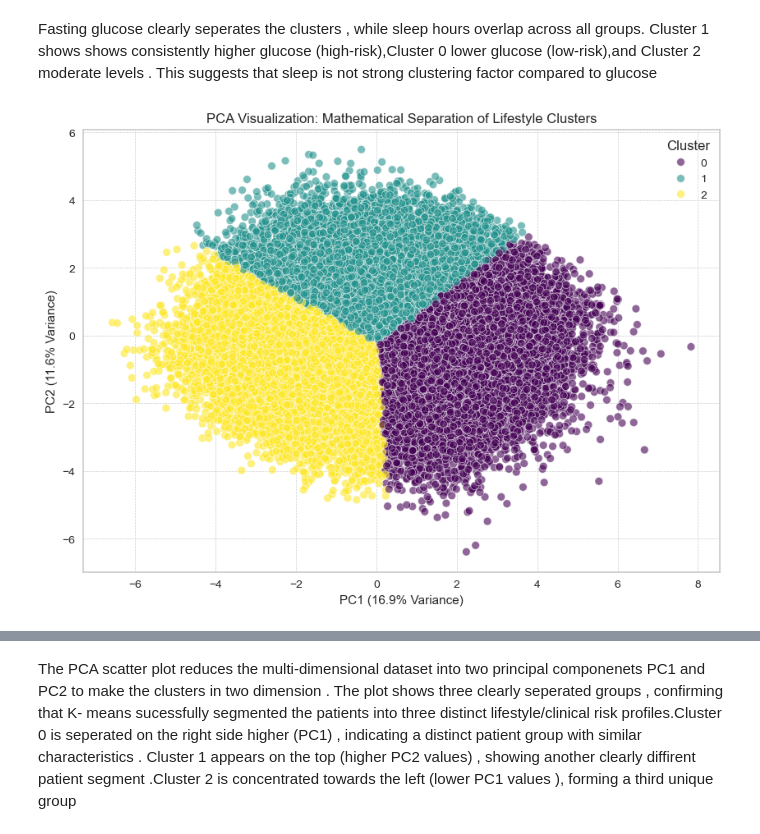
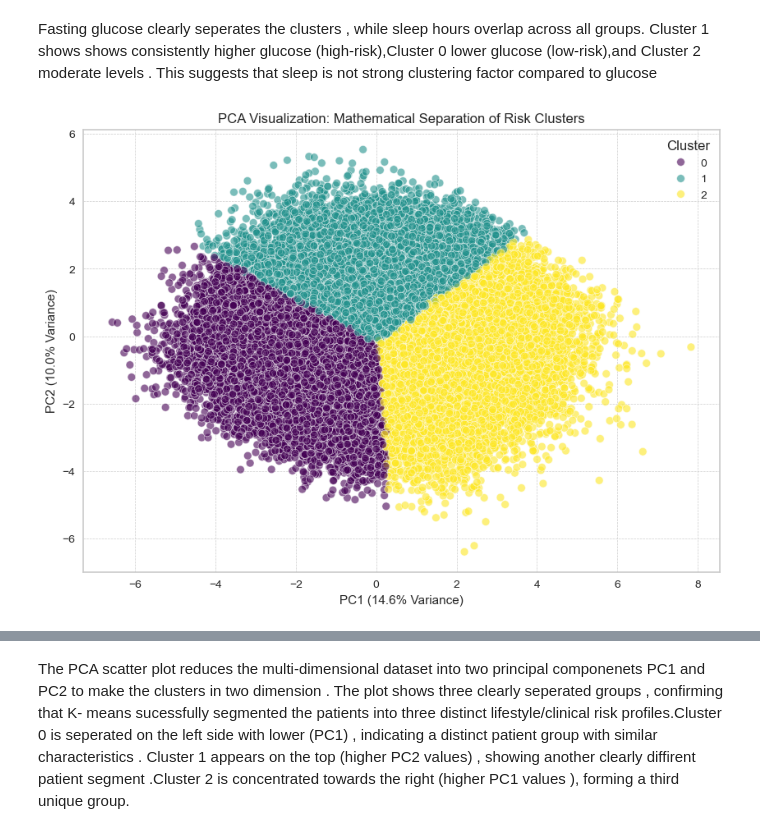
Before and after one commit to m-vs-0502/MLG382-Assignment1---Group-11, a Jupyter notebook: notebooks/cluster_modelling.ipynb, the cells around one changed output, grey strips where cells are left out. Drawn from its saved outputs; the diff is of its cells as text; code cells hidden in the pictures.

```diff
--- a/notebooks/cluster_modelling.ipynb
+++ b/notebooks/cluster_modelling.ipynb
@@ -178,19 +260,14 @@ Fasting glucose clearly seperates the clusters , while sleep hours overlap acros
 from sklearn.decomposition import PCA
 
 X_train_scaled = pd.read_csv('../data/processed/X_train_scaled.csv')
+X_train = pd.read_csv('../data/processed/X_train.csv')
 
-clinical_features = [
-    'Age', 'alcohol_consumption_per_week', 'physical_activity_minutes_per_week',
-    'diet_score', 'sleep_hours_per_day', 'screen_time_hours_per_day', 'bmi',
-    'waist_to_hip_ratio', 'systolic_bp', 'diastolic_bp', 'heart_rate',
-    'cholesterol_total', 'hdl_cholesterol', 'ldl_cholesterol', 'triglycerides',
-    'glucose_fasting', 'glucose_postprandial', 'insulin_level', 'hba1c'
-]
+all_features = X_train_scaled.columns.tolist()
 
-clusters_scaled = kmeans_19.predict(X_train_scaled[clinical_features])
+clusters_scaled = kmeans_full.predict(X_train_scaled)
 
 pca = PCA(n_components=2)
-pca_result = pca.fit_transform(X_train_scaled[clinical_features])
+pca_result = pca.fit_transform(X_train_scaled)
 
 pca_df = pd.DataFrame(pca_result, columns=["PC1", "PC2"])
 pca_df["Cluster"] = clusters_scaled
@@ -204,51 +281,56 @@ sns.scatterplot(
     palette="viridis",
     alpha=0.6
 )
 
-plt.title("PCA Visualization: Mathematical Separation of Lifestyle Clusters")
+plt.title("PCA Visualization: Mathematical Separation of Risk Clusters")
 plt.xlabel(f"PC1 ({pca.explained_variance_ratio_[0]:.1%} Variance)")
 plt.ylabel(f"PC2 ({pca.explained_variance_ratio_[1]:.1%} Variance)")
 plt.grid(True, linestyle="--", linewidth=0.5)
 plt.show()
 
 print(f"Total variance explained by 2 components: {pca.explained_variance_ratio_.sum():.1%}")
 
 print("=" * 60)
 print("WHAT FEATURES DRIVE EACH COMPONENT?")
 print("=" * 60)
 
+n_top = 8
 pca_components = pd.DataFrame(
     pca.components_.T,
     columns=['PC1', 'PC2'],
-    index=clinical_features
+    index=all_features
 )
 
-print("\n Top features driving PC1 (horizontal spread):")
-pc1_top = pca_components['PC1'].abs().sort_values(ascending=False).head(5)
-for feature, weight in pc1_top.items():
-    direction = "higher" if pca_components.loc[feature, 'PC1'] > 0 else "lower"
-    print(f"   {feature}: patients with {direction} values → move RIGHT")
+print(f"\n Top {n_top} features driving PC1 (horizontal spread):")
+pc1_sorted = pca_components['PC1'].sort_values(ascending=False)
+for feature in pc1_sorted.head(n_top).index:
+    weight = pc1_sorted[feature]
+    direction = "higher" if weight > 0 else "lower"
+    print(f"   {feature}: patients with {direction} values → move RIGHT (weight: {weight:.3f})")
 
-print("\n Top features driving PC2 (vertical spread):")
-pc2_top = pca_components['PC2'].abs().sort_values(ascending=False).head(5)
-for feature, weight in pc2_top.items():
-    direction = "higher" if pca_components.loc[feature, 'PC2'] > 0 else "lower"
-    print(f"   {feature}: patients with {direction} values → move UP")
+print(f"\n Top {n_top} features driving PC2 (vertical spread):")
+pc2_sorted = pca_components['PC2'].sort_values(ascending=False)
+for feature in pc2_sorted.head(n_top).index:
+    weight = pc2_sorted[feature]
+    direction = "higher" if weight > 0 else "lower"
+    print(f"   {feature}: patients with {direction} values → move UP (weight: {weight:.3f})")
 
 print("\n" + "=" * 60)
 print("CLINICAL VALIDATION - Mean Values by Cluster")
 print("=" * 60)
 
-key_metrics = ['hba1c', 'glucose_fasting', 'Age', 'bmi', 'physical_activity_minutes_per_week']
+X_train['Cluster'] = clusters_scaled
+
+key_metrics = ['hba1c', 'glucose_fasting', 'Age', 'bmi', 'physical_activity_minutes_per_week', 'family_history_diabetes']
 cluster_means = X_train.groupby('Cluster')[key_metrics].mean()
 
-# Determine risk ordering
-cluster_means['Risk_Level'] = cluster_means['hba1c'].rank().map({
-    1: 'Low Risk',
-    2: 'Moderate Risk',
-    3: 'High Risk'
-})
+cluster_means['Patient_Count'] = X_train['Cluster'].value_counts().sort_index()
+cluster_means['Percentage'] = (cluster_means['Patient_Count'] / len(X_train) * 100).round(1)
 
-print(cluster_means.round(2))
+cluster_means = cluster_means.sort_values('hba1c')
+
+cluster_means['Risk_Level'] = ['Low Risk', 'Moderate Risk', 'High Risk']
+
+print(cluster_means.round(3))
 # %% [output]
-[figure, old version]
+[figure, new version]
@@ -272,3 +354,3 @@ Cluster
 # %% [markdown]
-The PCA scatter plot reduces the multi-dimensional dataset into two principal componenets PC1 and PC2 to make the clusters in two dimension . The plot shows three clearly seperated groups , confirming that K- means sucessfully segmented the patients into three distinct lifestyle/clinical risk profiles.Cluster 0 is seperated on the right side higher (PC1) , indicating a distinct patient group with similar characteristics .
-Cluster 1 appears on the top  (higher PC2 values) , showing another clearly diffirent patient segment .Cluster 2 is concentrated towards the left (lower PC1 values ), forming a third unique group
+The PCA scatter plot reduces the multi-dimensional dataset into two principal componenets PC1 and PC2 to make the clusters in two dimension . The plot shows three clearly seperated groups , confirming that K- means sucessfully segmented the patients into three distinct lifestyle/clinical risk profiles.Cluster 0 is seperated on the left side with lower (PC1) , indicating a distinct patient group with similar characteristics .
+Cluster 1 appears on the top  (higher PC2 values) , showing another clearly diffirent patient segment .Cluster 2 is concentrated towards the right (higher PC1 values ), forming a third unique group.
```
Also changed, not shown: parts of 9 cells of this notebook, 2 other files.
